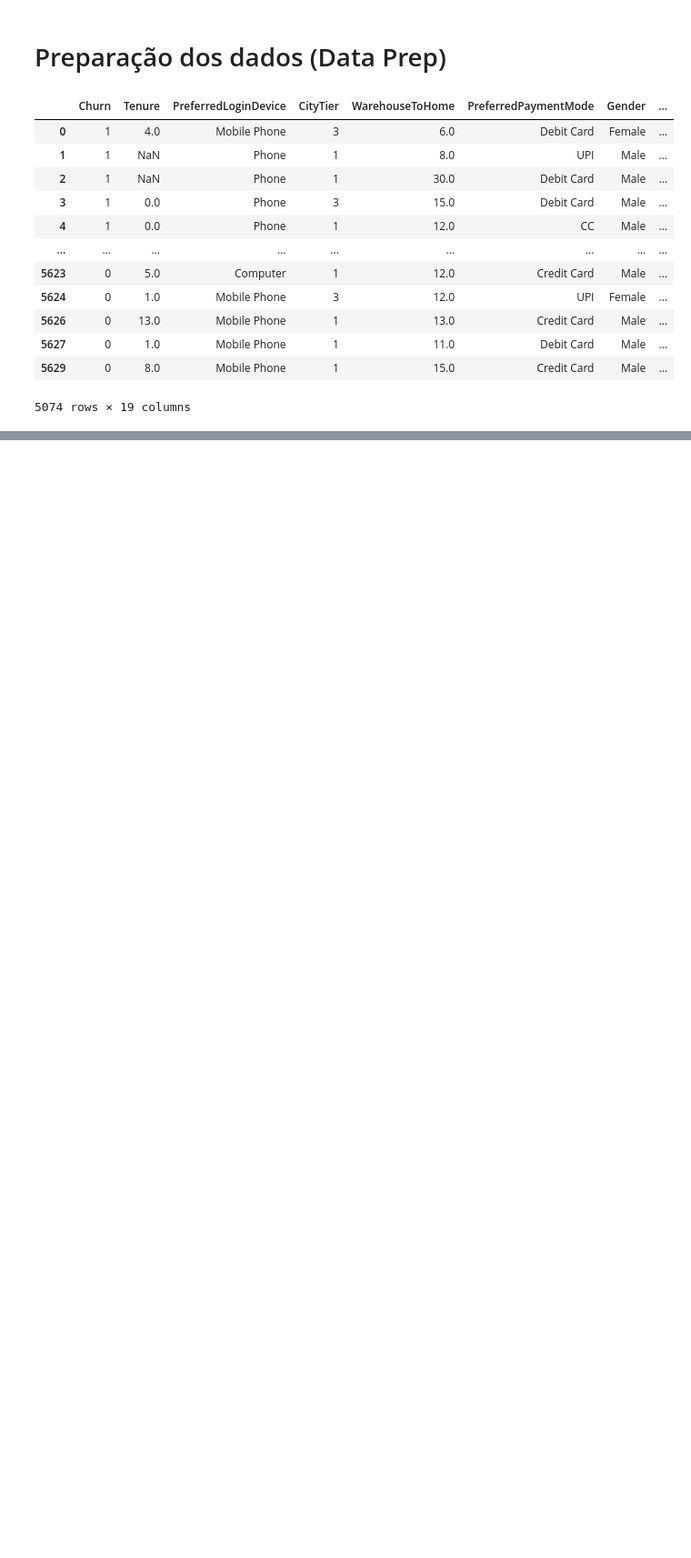
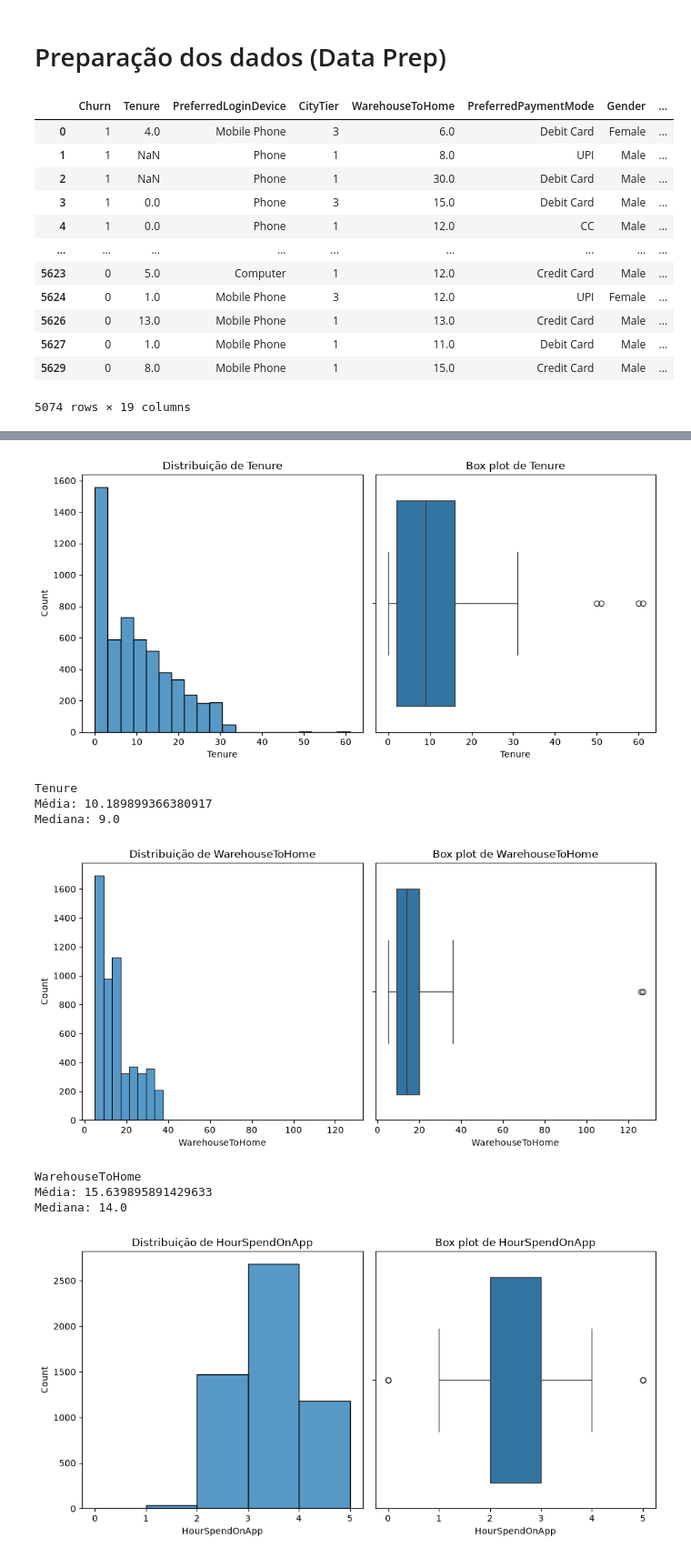
Before and after one commit to Gabriel-Henrique-28/Projeto-Final-Machine-Learning-SC-TEC, a Jupyter notebook: main.ipynb, the cells around one changed output, grey strips where cells are left out. Shown at 91% size. Cells and saved outputs as stored; diff of their text form; code cells hidden in the pictures; blank space fills up the shorter version.

```diff
--- a/main.ipynb
+++ b/main.ipynb
@@ -217,3 +217,6 @@ df_duplicate.drop_duplicates()
 | 5627 | 0 | 1.0 | Mobile Phone | 1 | 11.0 | Debit Card | Male | ... |
 | 5629 | 0 | 8.0 | Mobile Phone | 1 | 15.0 | Credit Card | Male | ... |
 5074 rows × 19 columns
+# %%
+df_na = df_duplicate
+df_na.isna().sum()
@@ -219,0 +244,27 @@ df_duplicate.drop_duplicates()
+# %%
+columns_numeric = [('Tenure', 20), ('WarehouseToHome', 30), ('HourSpendOnApp', 5), ('OrderAmountHikeFromlastYear', 15),
+                    ('OrderCount', 10), ('DaySinceLastOrder', 20)]
+
+for c in columns_numeric:
+    fig, axes = plt.subplots(1,2, figsize=(10,5))
+
+    sns.histplot(data=df_na, x=c[0], bins=c[1], ax=axes[0])
+    axes[0].set_title(f'Distribuição de {c[0]}')
+
+    sns.boxplot(data=df_na, x=c[0], ax=axes[1])
+    axes[1].set_title(f'Box plot de {c[0]}')
+
+    plt.tight_layout()
+    plt.show()
+
+    print(f'{c[0]} \nMédia: {df[c[0]].mean()} \nMediana: {df[c[0]].median()}')
+# %% [output]
+[figure, added]
+Tenure
+Média: 10.189899366380917
+Mediana: 9.0
+[figure, added]
+WarehouseToHome
+Média: 15.639895891429633
+Mediana: 14.0
+[figure, added]
```
Also changed, not shown: parts of 4 cells of this notebook.
